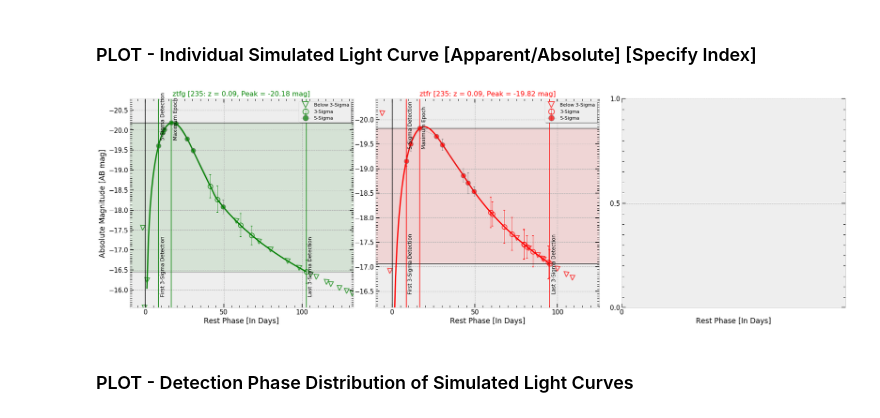
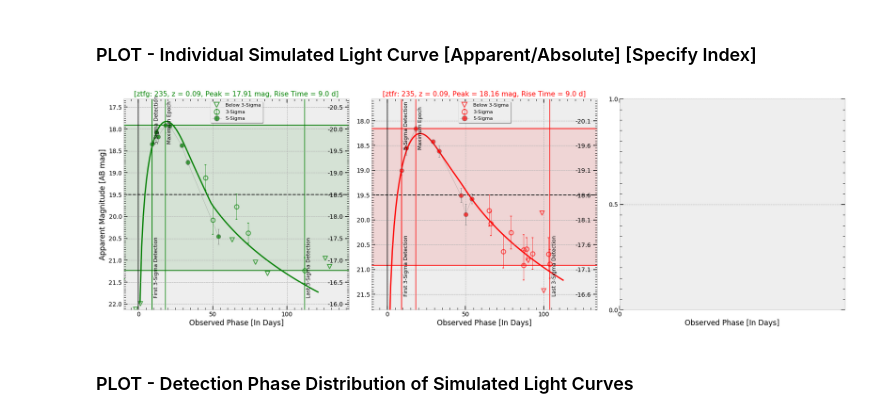
Before and after one commit to sPaMFouR/SimSLSNe, a Jupyter notebook: notebooks/PlotSim_LowZ.ipynb, the cells around one changed output. Saved outputs shown, nothing was run; the diff lists cells and outputs as text; code cells hidden in the pictures.

```diff
--- a/notebooks/PlotSim_LowZ.ipynb
+++ b/notebooks/PlotSim_LowZ.ipynb
@@ -352,7 +352,7 @@ def plot_applc(ax_obj, lc, runmodel='Magnetar', alpha=0.5, xlim=(-10, 370), data
     def plot_subplot(ax_band, band):
         index, color = dict_vals[band]
         ax = ax_band[index]
-        set_plotparams(ax, xticks=(50, 5), yticks=(0.5, 0.05), fs=15)
+        set_plotparams(ax, xticks=(50, 5), yticks=(0.5, 0.05), fs=14)
         ax.set_xlabel('Observed Phase [In Days]', fontsize=17)
         return ax, color
 
@@ -394,8 +394,9 @@ def plot_applc(ax_obj, lc, runmodel='Magnetar', alpha=0.5, xlim=(-10, 370), data
                     alpha=alpha, ls='-', lw=0.5, color='dimgrey', mfc=color, mew=1, marker='o',
                     capthick=1, elinewidth=1, capsize=2, label='5-Sigma')
 
-        ax.axhline(appmax5sig, ls='-', lw=1, color='k')
-        ax.axhline(appmin, ls='-', lw=1, color='k')
+        ax.axhline(19.5, ls='--', lw=2, color='k')
+        ax.axhline(appmin, ls='-', lw=2, color=color)
+        ax.axhline(appmax5sig, ls='-', lw=2, color=color)
         ax.axvline(0, ls='-', lw=1.5, color='k')
         for epoch in [ep_det, ep_first3sig, ep_last3sig, ep_max5sig]:
             ax.axvline(epoch, ls='-', lw=1.5, color=color)
@@ -404,6 +405,9 @@ def plot_applc(ax_obj, lc, runmodel='Magnetar', alpha=0.5, xlim=(-10, 370), data
             offset = 0.4
         else:
             offset = 0.6
+
+        if appmax5sig > 19.5:
+            ax.set_facecolor('bisque')
 
         ax.set_xlim(xlim[0], ep_last3sig + 30)
         ax.set_ylim(appmin + offset + 0.3, appmax - offset)
@@ -416,9 +420,9 @@ def plot_applc(ax_obj, lc, runmodel='Magnetar', alpha=0.5, xlim=(-10, 370), data
             ax.text(ep_max5sig + 1, appmax + 0.4, 'Maximum Epoch', fontsize=12, rotation=90)
 
         zlc = data_mod['meta']['z'][lc]
-        ax.legend(markerscale=1.2, fontsize=11, fancybox=True, shadow=True, loc=1)
-        ax.set_title(band + ' [{0}: z = {1:.2f}, Peak = {2:.2f} mag]'.format(lc, zlc, appmax5sig),
-                     color=color, fontsize=16)
+        ax.legend(markerscale=1.2, fontsize=11, fancybox=True, shadow=True, loc='upper center')
+        ax.set_title("[{0}: {1}, z = {2:.2f}, Peak = {3:.2f} mag, Rise Time = {4:.1f} d]".format(
+                     band, lc, zlc, appmax5sig, ep_max5sig - ep_first3sig), color=color, fontsize=16)
 
         ax_twin = ax.twinx()
         ax_twin.set_ylim(appmin + offset + 0.3, appmax - offset)
@@ -426,9 +430,9 @@ def plot_applc(ax_obj, lc, runmodel='Magnetar', alpha=0.5, xlim=(-10, 370), data
         ax_twin.yaxis.set_major_locator(FixedLocator(ax.get_yticks()))
         ax_twin.yaxis.set_minor_locator(FixedLocator(ax.get_yticks(minor=True)))
         ax_twin.tick_params(axis='both', which='major', direction='in', width=1.6, length=9, color='k',
-                           labelcolor='k', labelsize=15, pad=-50)
+                           labelcolor='k', labelsize=14, pad=-50)
         ax_twin.tick_params(axis='both', which='minor', direction='in', width=1.0, length=5, color='k',
-                           labelcolor='k', labelsize=15)
+                           labelcolor='k', labelsize=14)
 
         if model:
             if runmodel == 'Magnetar':
@@ -466,7 +470,7 @@ def plot_abslc(ax_obj, lc, runmodel='Magnetar', alpha=0.5, xlim=(-10, 370), data
     def plot_subplot(ax_band, band):
         index, color = dict_vals[band]
         ax = ax_band[index]
-        set_plotparams(ax, xticks=(50, 5), yticks=(0.5, 0.05), fs=15)
+        set_plotparams(ax, xticks=(50, 5), yticks=(0.5, 0.05), fs=14)
         ax.set_xlabel('Rest Phase [In Days]', fontsize=17)
         return ax, color
 
@@ -508,8 +512,8 @@ def plot_abslc(ax_obj, lc, runmodel='Magnetar', alpha=0.5, xlim=(-10, 370), data
                     alpha=alpha, ls='-', lw=0.5, color='dimgrey', mfc=color, mew=1, marker='o',
                     capthick=1, elinewidth=1, capsize=2, label='5-Sigma')
 
-        ax.axhline(absmax5sig, ls='-', lw=1, color='k')
-        ax.axhline(absmin, ls='-', lw=1, color='k')
+        ax.axhline(absmin, ls='-', lw=2, color=color)
+        ax.axhline(absmax5sig, ls='-', lw=2, color=color)
         ax.axvline(0, ls='-', lw=1.5, color='k')
         for epoch in [ep_det, ep_first3sig, ep_last3sig, ep_max5sig]:
             ax.axvline(epoch, ls='-', lw=1.5, color=color)
@@ -529,9 +533,9 @@ def plot_abslc(ax_obj, lc, runmodel='Magnetar', alpha=0.5, xlim=(-10, 370), data
         if ep_max5sig != np.nan:
             ax.text(ep_max5sig + 1, absmax + 0.4, 'Maximum Epoch', fontsize=12, rotation=90)
 
-        ax.legend(markerscale=1.2, fontsize=11, fancybox=True, shadow=True, loc=1)
-        ax.set_title(band + ' [{0}: z = {1:.2f}, Peak = {2:.2f} mag]'.format(lc, zlc, absmax5sig),
-                     color=color, fontsize=16)
+        ax.legend(markerscale=1.2, fontsize=11, fancybox=True, shadow=True, loc='upper center')
+        ax.set_title("[{0}: {1}, z = {2:.2f}, Peak = {3:.2f} mag, Rise Time = {4:.1f} d]".format(
+                     band, lc, zlc, absmax5sig, ep_max5sig - ep_first3sig), color=color, fontsize=16)
 
         if model:
             if runmodel == 'Magnetar':
@@ -672,29 +676,29 @@ plt.close(fig)
 # %%
 # ------------------------------------------------------------------------------------------------------------------- #
 lc = 235
 
 # for idx in range(len(lcs.lcs)):
 for idx in range(lc, lc + 1, 1):
     fig2, ax2 = plt.subplots(1, 3, figsize=(30, 9))
     fig2.subplots_adjust(wspace=0.1)
 
-#     plot_applc(ax2, idx, alpha=0.7, model=True)
-#     ax2[0].set_ylabel("Apparent Magnitude [AB mag]", fontsize=17)
-#     fig2.savefig('TestApp.pdf', format='pdf', dpi=2000, bbox_inches='tight')
+    plot_applc(ax2, idx, alpha=0.7, model=True)
+    ax2[0].set_ylabel("Apparent Magnitude [AB mag]", fontsize=17)
+    #     fig2.savefig('TestApp.pdf', format='pdf', dpi=2000, bbox_inches='tight')
 
-    plot_abslc(ax2, idx, alpha=0.7, model=True)
-    ax2[0].set_ylabel("Absolute Magnitude [AB mag]", fontsize=17)
+#     plot_abslc(ax2, idx, alpha=0.7, model=True)
+#     ax2[0].set_ylabel("Absolute Magnitude [AB mag]", fontsize=17)
 #     fig2.savefig('TestAbs.pdf', format='pdf', dpi=2000, bbox_inches='tight')
 
     fig2.savefig("PLOT_LC-{0}_{1}_{2}_{3}_{4}_{5}.pdf".format(idx, runmodel, zrange[0], zrange[1], rate, iteration),
-                 format='pdf', dpi=2000, bbox_inches='tight')
+                 format="pdf", dpi=2000, bbox_inches='tight')
     plt.show()
     plt.close(fig2)
 
     # magerr = 1.0857/SNR = (2.5 / ln(10)) * (ferr/f)
 # ------------------------------------------------------------------------------------------------------------------- #
 # %% [output]
-[figure, old version]
+[figure, new version]
 # %% [markdown]
 ### PLOT - Detection Phase Distribution of Simulated Light Curves
 # %%
```
Also changed, not shown: parts of 9 cells of this notebook, 1 other file.
